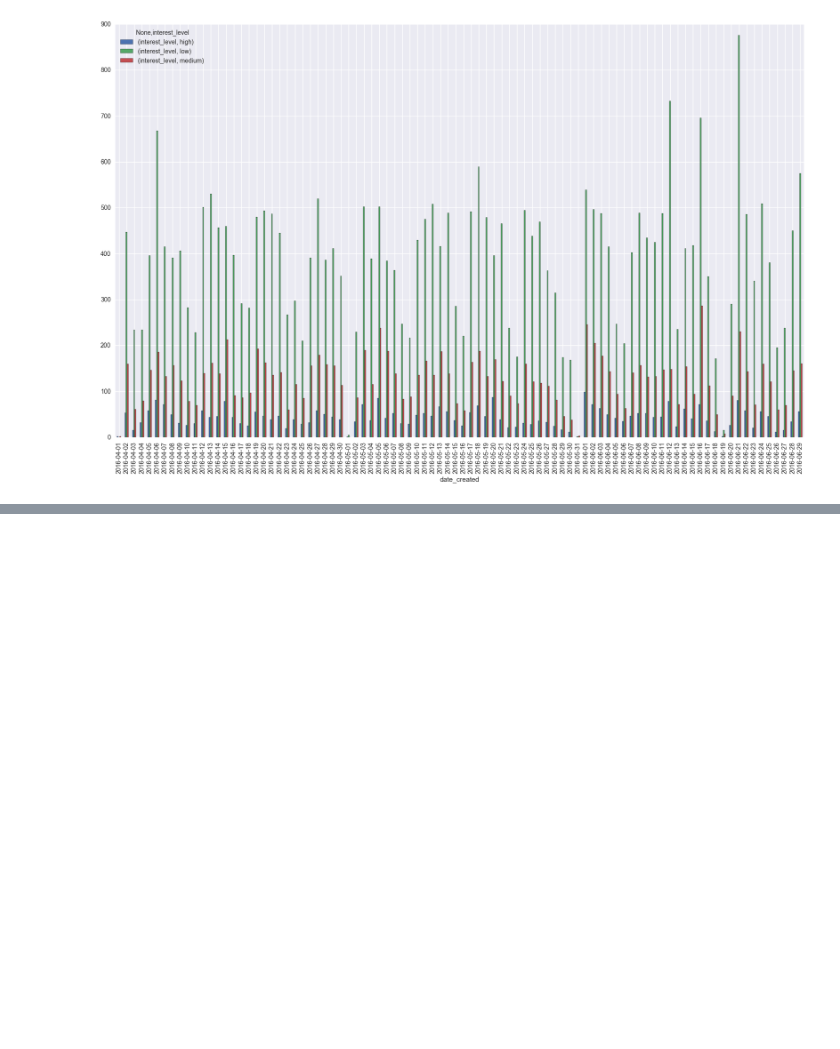
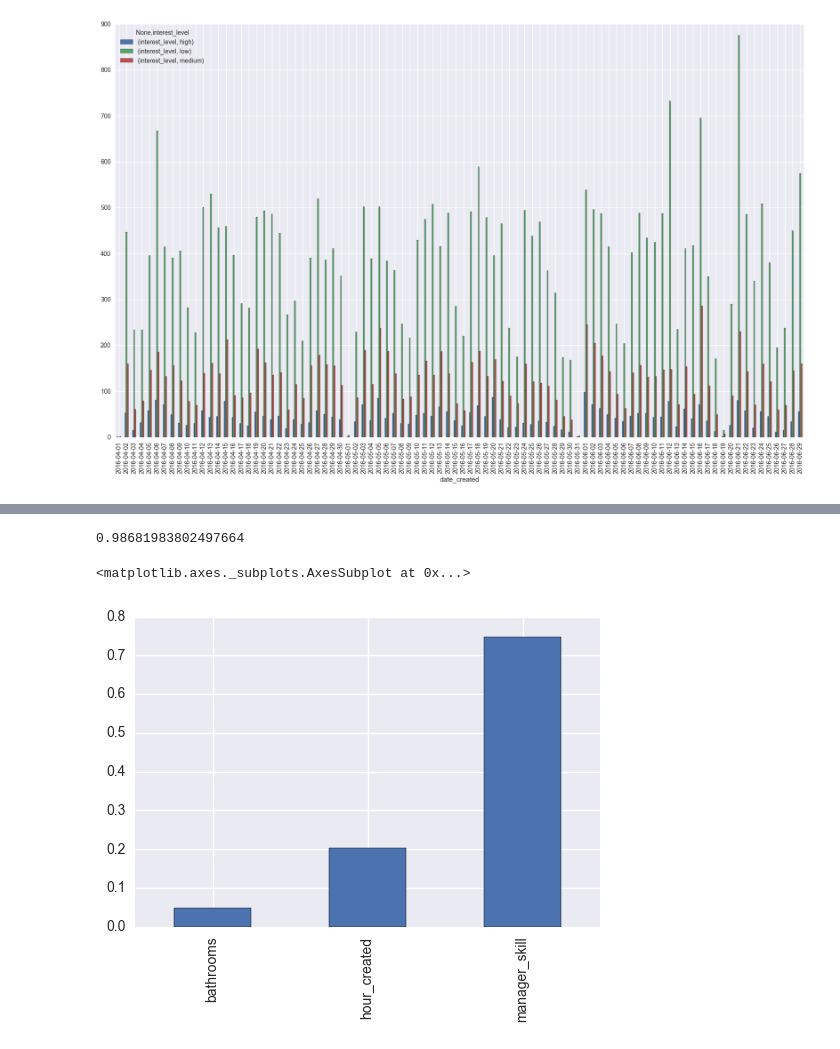
Before and after one commit to thunter009/Neuromancers-Kaggle, a Jupyter notebook: Drace on Bathrooms, DateListed, ManagerID.ipynb, the cells around one changed output, grey strips where cells are left out. Saved outputs shown, nothing was run; the diff lists cells and outputs as text; code cells hidden in the pictures; blank space fills up the shorter version.

```diff
--- a/Drace on Bathrooms, DateListed, ManagerID.ipynb
+++ b/Drace on Bathrooms, DateListed, ManagerID.ipynb
@@ -122,0 +265,16 @@ If high amount of listings cause lower average interest then we can test that pe
+# %%
+feats_used = ['bathrooms', 'hour_created', 'manager_skill']
+x = drace_df[feats_used]
+y = drace_df["interest_level"]
+x_train, x_test, y_train, y_test = train_test_split(x, y, test_size=0.3)
+rf = RandomForestClassifier(n_estimators=1000)
+rf.fit(x_train[feats_used], y_train)
+y_pred = rf.predict_proba(x_test[feats_used])
+log_loss(y_test, y_pred)
+# %% [output]
+0.98681983802497664
+# %%
+pd.Series(index = feats_used, data = rf.feature_importances_).sort_values().plot(kind = 'bar')
+# %% [output]
+<matplotlib.axes._subplots.AxesSubplot at 0x...>
+[figure, added]
```
Also changed, not shown: parts of 19 cells of this notebook.
